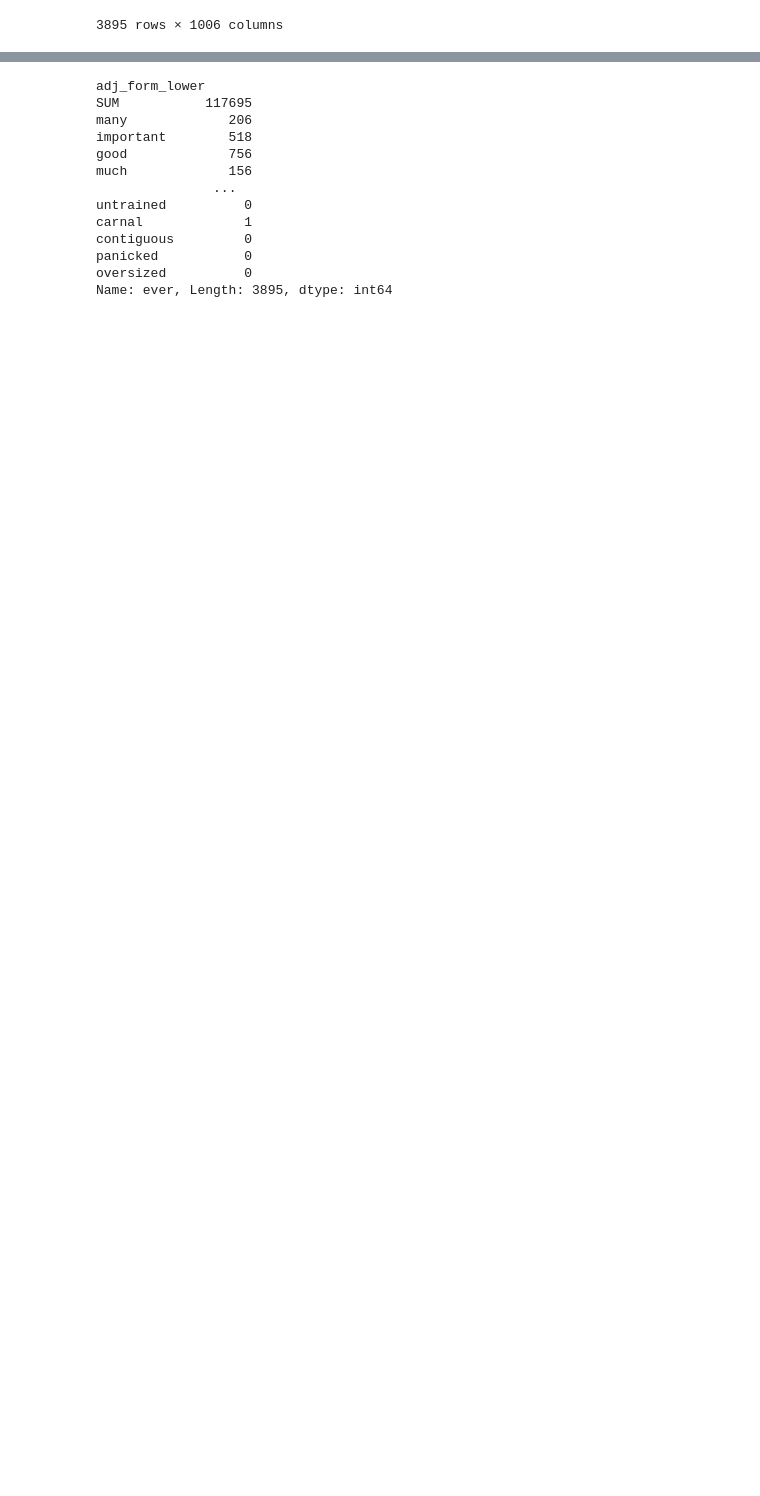
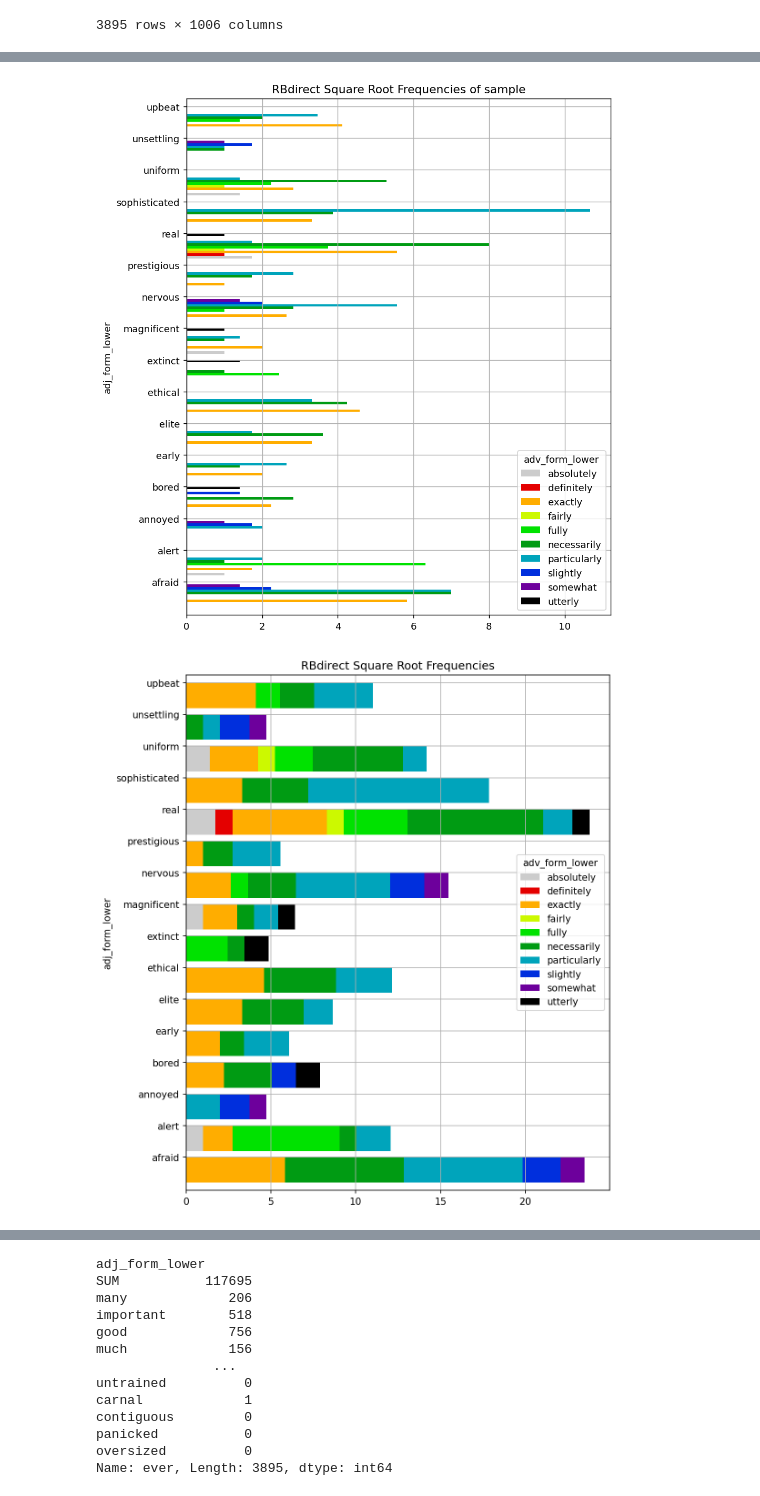
Before and after one commit to AndreaTheLinguist/sanpi, a Jupyter notebook: notebooks/compare_bigram-directNEG.ipynb, the cells around one changed output, grey strips where cells are left out. Cells and saved outputs as stored; diff of their text form; code cells hidden in the pictures; blank space fills up the shorter version.

```diff
--- a/notebooks/compare_bigram-directNEG.ipynb
+++ b/notebooks/compare_bigram-directNEG.ipynb
@@ -486,0 +556,8 @@ corners(frq_diff)
+# %%
+__, sample_neg = sample_counts(transform_counts(neg_frq),
+                               rows=adj_list,
+                               columns=adv_list,
+                               label='RBdirect Square Root Frequencies')
+# %% [output]
+[figure, added]
+[figure, added]
```
Also changed, not shown: parts of 70 cells of this notebook, 4 other files.
